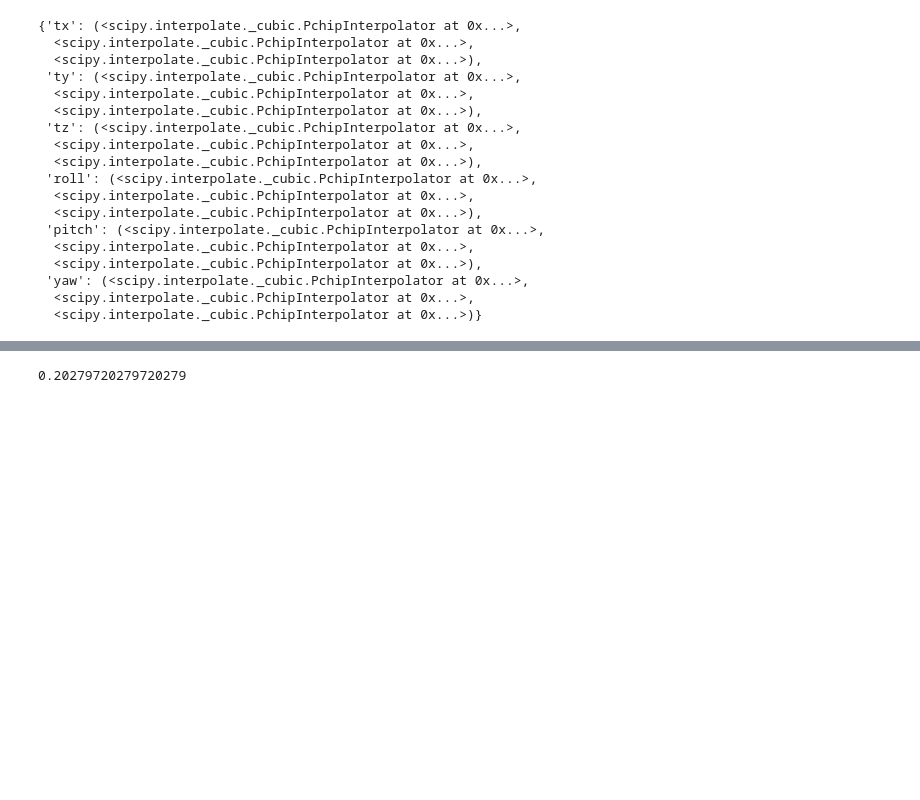
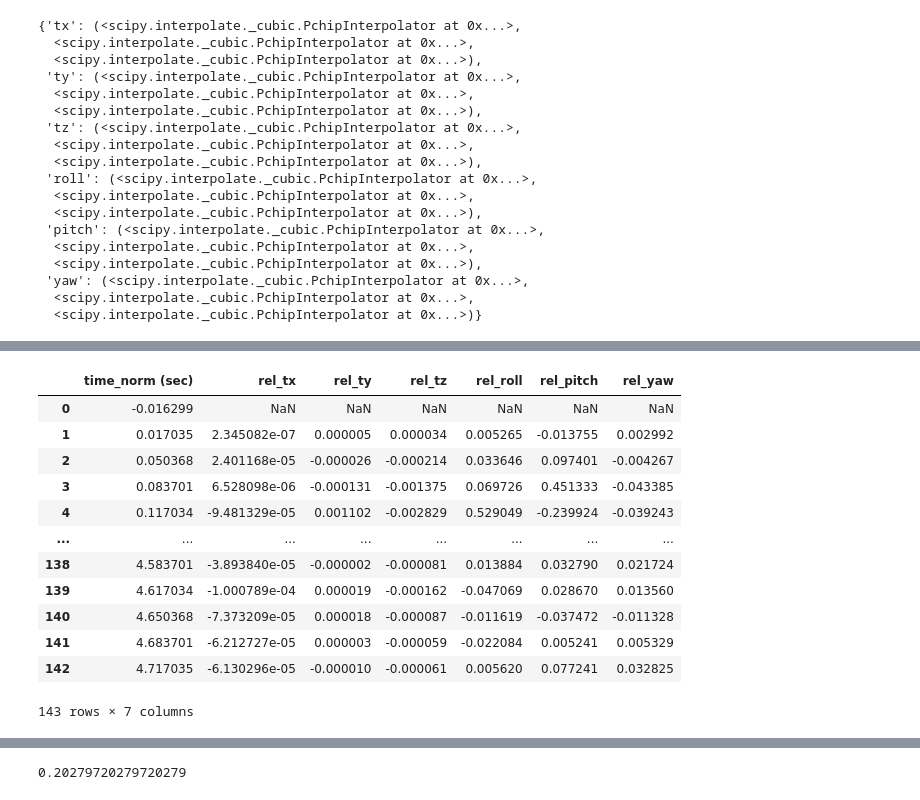
Before and after one commit to ShungFei/autonomous_f1tenth, a Jupyter notebook: src/perception/perception/scripts/model_fitting.ipynb, the cells around one changed output, grey strips where cells are left out. Drawn from its saved outputs; the diff is of its cells as text; code cells hidden in the pictures; blank space fills up the shorter version.

```diff
--- a/src/perception/perception/scripts/model_fitting.ipynb
+++ b/src/perception/perception/scripts/model_fitting.ipynb
@@ -413,0 +480,16 @@ run3_data[6]["raw"]["pchip"]["rel_poses_right_df"]
+# %%
+state_est_diff_df
+# %% [output]
+|  | time_norm (sec) | rel_tx | rel_ty | rel_tz | rel_roll | rel_pitch | rel_yaw |
+| 0 | -0.016299 | NaN | NaN | NaN | NaN | NaN | NaN |
+| 1 | 0.017035 | 2.345082e-07 | 0.000005 | 0.000034 | 0.005265 | -0.013755 | 0.002992 |
+| 2 | 0.050368 | 2.401168e-05 | -0.000026 | -0.000214 | 0.033646 | 0.097401 | -0.004267 |
+| 3 | 0.083701 | 6.528098e-06 | -0.000131 | -0.001375 | 0.069726 | 0.451333 | -0.043385 |
+| 4 | 0.117034 | -9.481329e-05 | 0.001102 | -0.002829 | 0.529049 | -0.239924 | -0.039243 |
+| ... | ... | ... | ... | ... | ... | ... | ... |
+| 138 | 4.583701 | -3.893840e-05 | -0.000002 | -0.000081 | 0.013884 | 0.032790 | 0.021724 |
+| 139 | 4.617034 | -1.000789e-04 | 0.000019 | -0.000162 | -0.047069 | 0.028670 | 0.013560 |
+| 140 | 4.650368 | -7.373209e-05 | 0.000018 | -0.000087 | -0.011619 | -0.037472 | -0.011328 |
+| 141 | 4.683701 | -6.212727e-05 | 0.000003 | -0.000059 | -0.022084 | 0.005241 | 0.005329 |
+| 142 | 4.717035 | -6.130296e-05 | -0.000010 | -0.000061 | 0.005620 | 0.077241 | 0.032825 |
+143 rows × 7 columns
```
Also changed, not shown: parts of 10 cells of this notebook, 8 other files.
